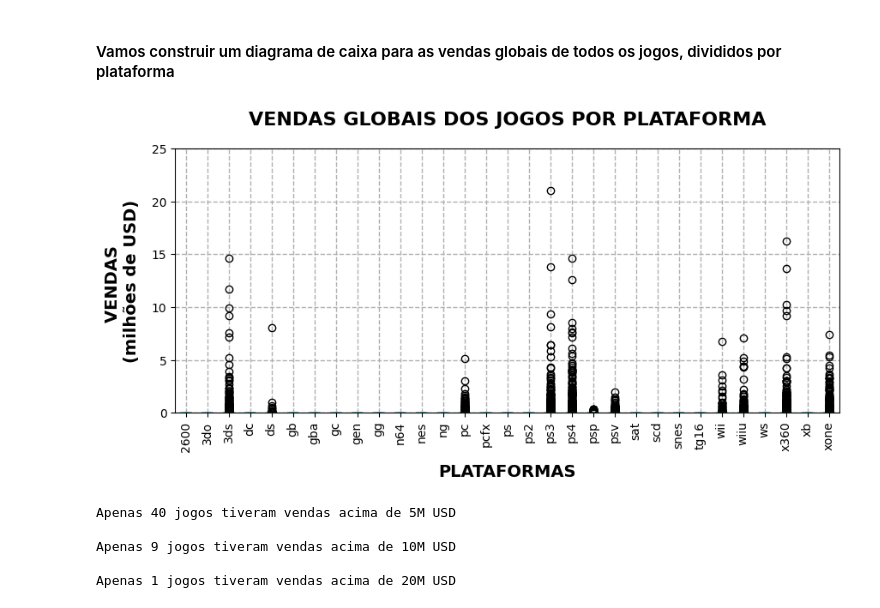
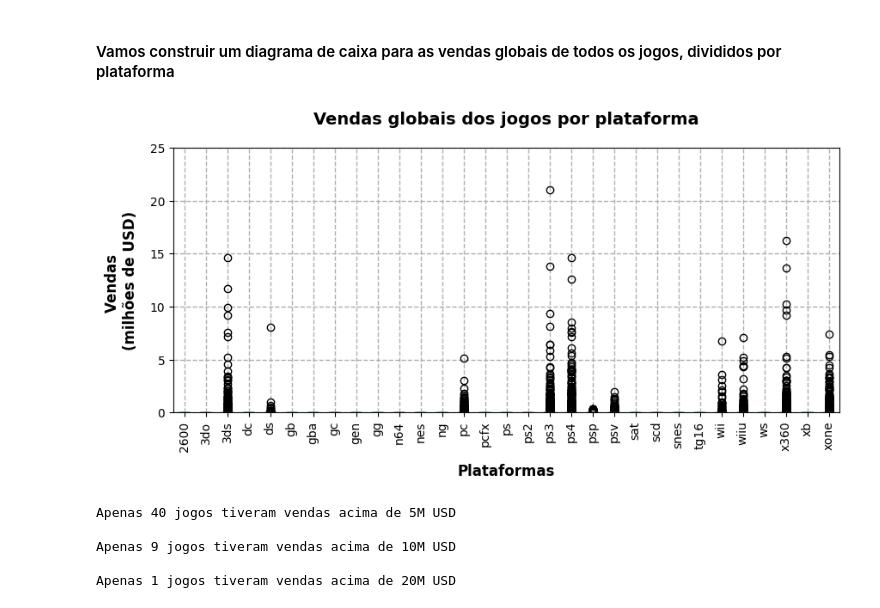
Before and after one commit to Rosental14/Ice_store, a Jupyter notebook: projeto_ice_store.ipynb, the cells around one changed output. Cells and saved outputs as stored; diff of their text form; code cells hidden in the pictures.

```diff
--- a/projeto_ice_store.ipynb
+++ b/projeto_ice_store.ipynb
@@ -856,28 +857,28 @@ plt.show()
 # %%
 # Construindo um diagrama de caixa para as vendas globais de todos os jogos, divididos por plataforma.
 fig, ax = plt.subplots(figsize=(10, 4))
 
 # Plotando o diagrama de caixa
 platform_global_sales.plot(kind='box',
                            ax=ax)
 
 # Ajustando o título e os rótulos dos eixos
-ax.set_title('VENDAS GLOBAIS DOS JOGOS POR PLATAFORMA', fontsize=16, weight='bold', pad=20)
-ax.set_xlabel('PLATAFORMAS', fontsize=14, labelpad=10, weight='bold')
-ax.set_ylabel('VENDAS \n(milhões de USD)', fontsize=14, labelpad=10, weight='bold')
+ax.set_title('Vendas globais dos jogos por plataforma', fontsize=14, weight='bold', pad=20)
+ax.set_xlabel('Plataformas', fontsize=12, labelpad=10, weight='bold')
+ax.set_ylabel('Vendas \n(milhões de USD)', fontsize=12, labelpad=10, weight='bold')
 
 # Adicionando gridlines
 ax.grid(True, which='both', linestyle='--', linewidth=1)
 
 # Ajustando a rotação dos rótulos do eixo X
 plt.xticks(rotation=90)
 
 # Ajustando os limites do eixo Y, se necessário
 plt.ylim(0, 25)
 
 plt.show()
 # %% [output]
-[figure, old version]
+[figure, new version]
 # %%
 print(f"Apenas {df_games_recently[df_games_recently['total_sales'] > 5]['name'].count()} jogos tiveram vendas acima de 5M USD")
 print()
```
Also changed, not shown: parts of 20 cells of this notebook.
